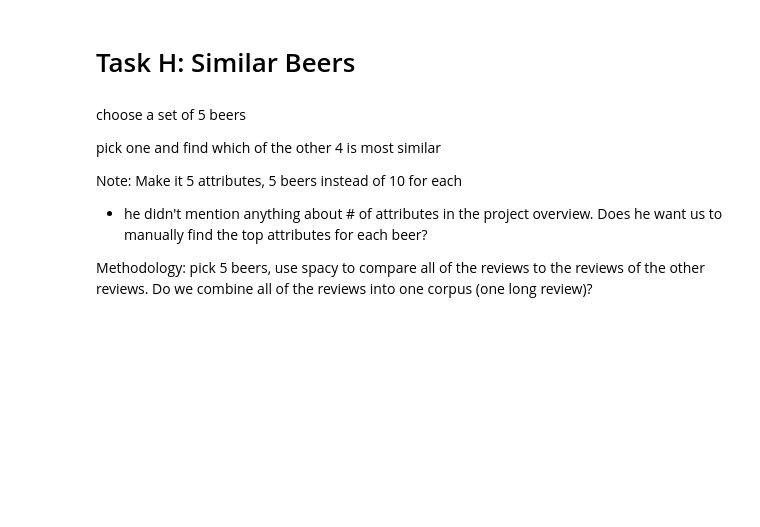
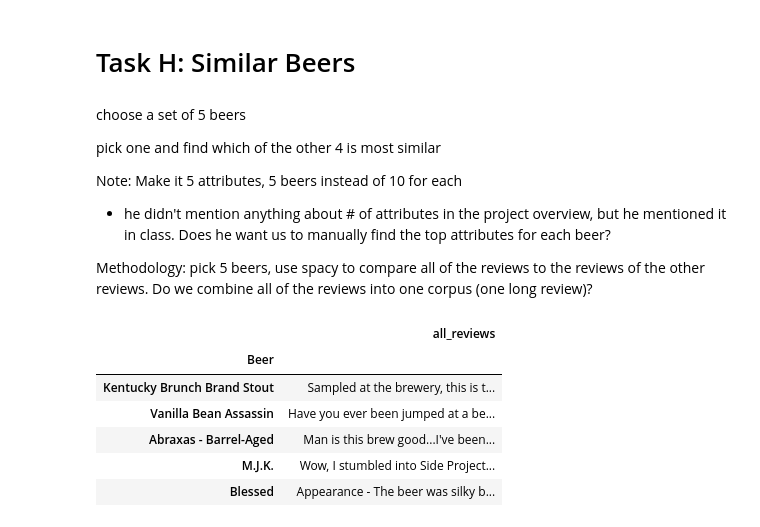
Before and after one commit to femkemunting/mis284n_assignment_2, a Jupyter notebook: assignment2.ipynb, the cells around one changed output. Drawn from its saved outputs; the diff is of its cells as text; code cells hidden in the pictures; blank space fills up the shorter version.

```diff
--- a/assignment2.ipynb
+++ b/assignment2.ipynb
@@ -983,6 +1006,6 @@ choose a set of 5 beers
 pick one and find which of the other 4 is most similar
 
 Note: Make it 5 attributes, 5 beers instead of 10 for each
-- he didn't mention anything about # of attributes in the project overview. Does he want us to manually find the top attributes for each beer?
+- he didn't mention anything about # of attributes in the project overview, but he mentioned it in class. Does he want us to manually find the top attributes for each beer?
 
 Methodology: pick 5 beers, use spacy to compare all of the reviews to the reviews of the other reviews. Do we combine all of the reviews into one corpus (one long review)?
@@ -988,0 +1022,10 @@ Methodology: pick 5 beers, use spacy to compare all of the reviews to the review
+# %%
+grouped_df.head()
+# %% [output]
+|  | all_reviews |
+| Beer |  |
+| Kentucky Brunch Brand Stout | Sampled at the brewery, this is t... |
+| Vanilla Bean Assassin | Have you ever been jumped at a be... |
+| Abraxas - Barrel-Aged | Man is this brew good...I've been... |
+| M.J.K. | Wow, I stumbled into Side Project... |
+| Blessed | Appearance - The beer was silky b... |
```
Also changed, not shown: parts of 17 cells of this notebook, 1 other file.
